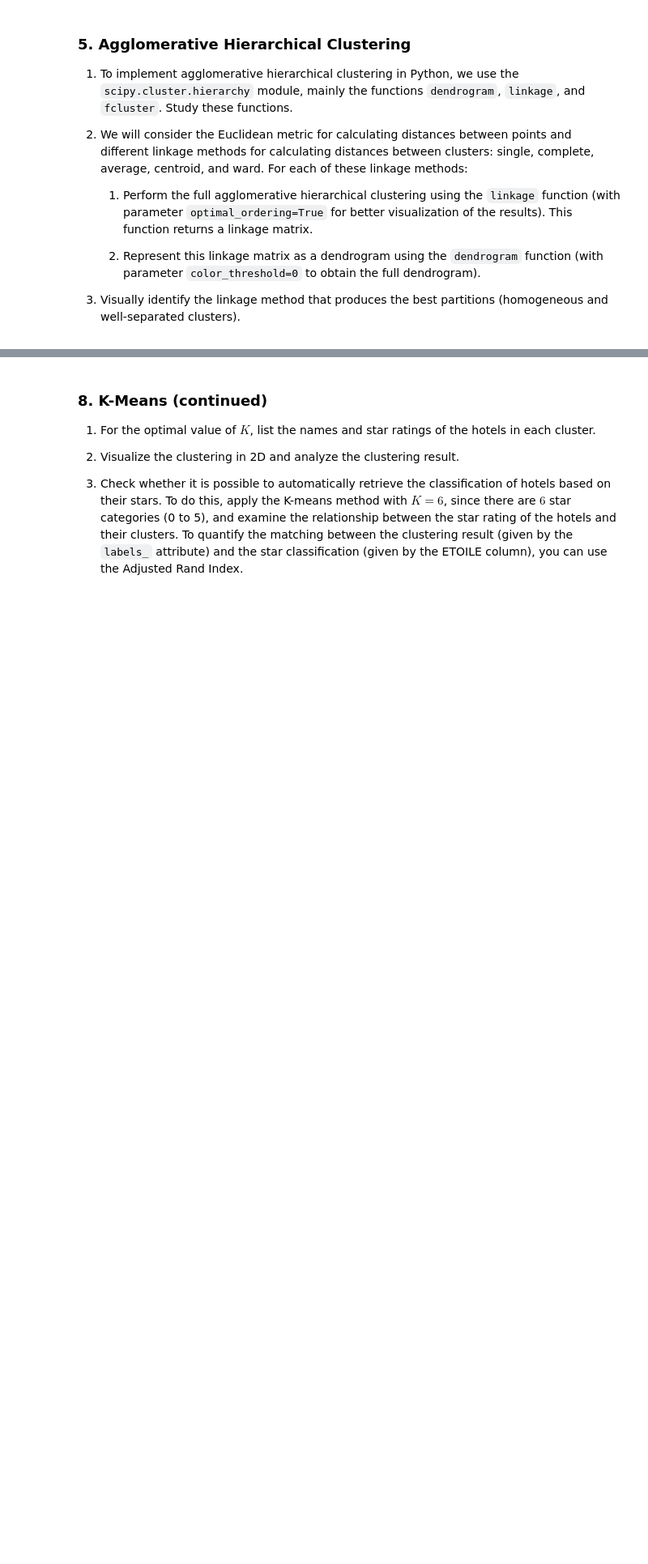
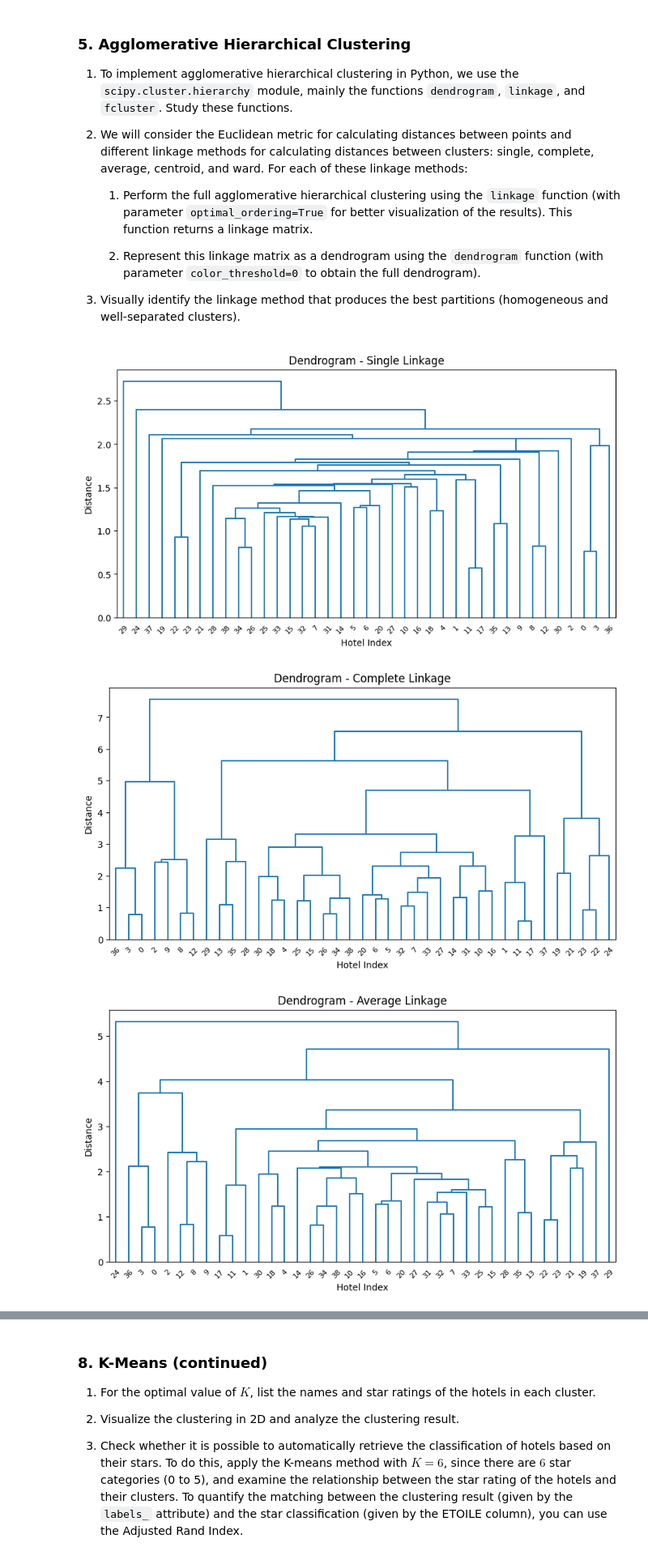
Before and after one commit to jmvilla12/apprentissage-non-supervise, a Jupyter notebook: TP2/TP_clustering_template.ipynb, the cells around one changed output, grey strips where cells are left out. Shown at 81% size. Saved outputs shown, nothing was run; the diff lists cells and outputs as text; code cells hidden in the pictures; blank space fills up the shorter version.

```diff
--- a/TP2/TP_clustering_template.ipynb
+++ b/TP2/TP_clustering_template.ipynb
@@ -75,3 +155,57 @@ Before clustering, it is useful to represent the data in 2 dimensions to check w
     1. Represent this linkage matrix as a dendrogram using the `dendrogram` function (with parameter `color_threshold=0` to obtain the full dendrogram).
 
 1. Visually identify the linkage method that produces the best partitions (homogeneous and well-separated clusters).
+# %%
+# 2. Create the linkage by each method
+linkage_matrix_single = linkage(df_np, method='single', optimal_ordering=True)
+linkage_matrix_complete = linkage(df_np, method='complete', optimal_ordering=True)
+linkage_matrix_average = linkage(df_np, method='average', optimal_ordering=True)
+linkage_matriz_centroid = linkage(df_np, method='centroid', optimal_ordering=True)
+linkage_matrix_ward = linkage(df_np, method='ward', optimal_ordering=True)
+
+plt.figure(figsize=(10, 5))
+dendrogram(linkage_matrix_single, color_threshold=0, leaf_font_size=8, orientation='top')
+plt.title('Dendrogram - Single Linkage')
+plt.xlabel('Hotel Index')
+plt.ylabel('Distance')
+plt.show()
+
+plt.figure(figsize=(10, 5))
+dendrogram(linkage_matrix_complete, color_threshold=0, leaf_font_size=8, orientation='top')
+plt.title('Dendrogram - Complete Linkage')
+plt.xlabel('Hotel Index')
+plt.ylabel('Distance')
+plt.show()
+
+plt.figure(figsize=(10, 5))
+dendrogram(linkage_matrix_average, color_threshold=0, leaf_font_size=8, orientation='top')
+plt.title('Dendrogram - Average Linkage')
+plt.xlabel('Hotel Index')
+plt.ylabel('Distance')
+plt.show()
+
+plt.figure(figsize=(10, 5))
+dendrogram(linkage_matriz_centroid, color_threshold=0, leaf_font_size=8, orientation='top')
+plt.title('Dendrogram - Centroid Linkage')
+plt.xlabel('Hotel Index')
+plt.ylabel('Distance')
+plt.show()
+
+plt.figure(figsize=(10, 5))
+dendrogram(linkage_matrix_ward, color_threshold=0, leaf_font_size=8, orientation='top')
+plt.title('Dendrogram - Ward Linkage')
+plt.xlabel('Hotel Index')
+plt.ylabel('Distance')
+plt.show()
+
+# 3. Compare the dendrograms by visual analysis
+print('1. Single: Create elongated clusters')
+print('2. Complete: Create more compact and well distributed clusters')
+print('3. Average: Balance between single and complete')
+print('4. Centroid: Can produce inversions in the dendrogram')
+print('5. Ward: Minimize intra-cluster variance, usually gives good results')
+print('\nAnswer: In my concept the average and ward methods produce clearer and more balanced cuts.')
+# %% [output]
+[figure, added]
+[figure, added]
+[figure, added]
```
Also changed, not shown: parts of 7 cells of this notebook.
